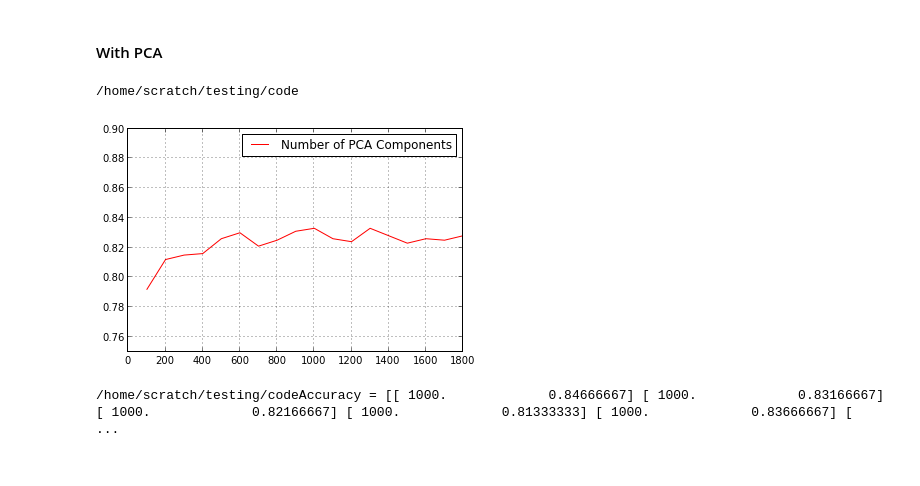
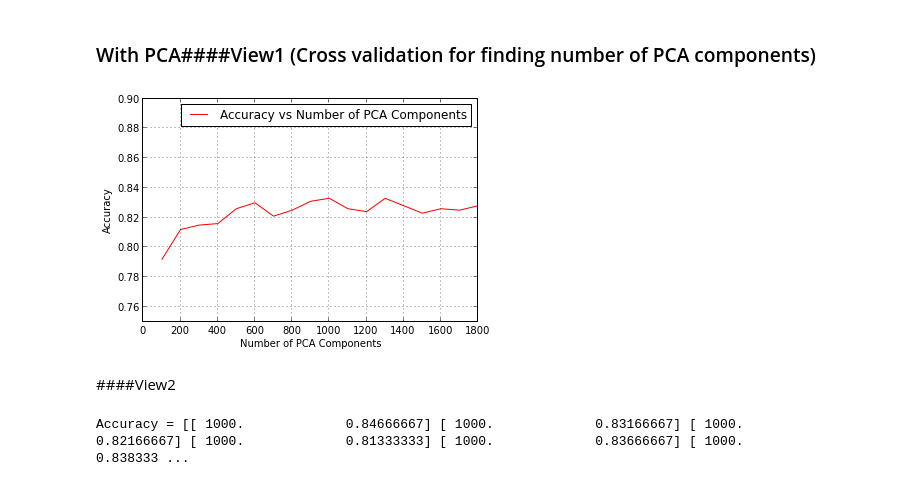
Before and after one commit to csgcmai/lqp_face, a Jupyter notebook: demo.ipynb, the cells around one changed output. Drawn from its saved outputs; the diff is of its cells as text; code cells hidden in the pictures.

```diff
--- a/demo.ipynb
+++ b/demo.ipynb
@@ -18,11 +27,12 @@
-# %% [markdown]
-#### With PCA
+# %% [markdown]
+### With PCA####View1 (Cross validation for finding number of PCA components)
 # %%
-import sys,ossys.path.insert(0,'./face-rec/code')import demo as dreload(d)odir=d.getOutputDir()v2pca=np.load(odir+'features/LTP-tolerance=5/data/view1-LTP-PCA-2000-cosine-results.npy')np.set_printoptions(suppress=True)#print 'Accuracy =', v2pca#print 'Average Accuracy o# With PCA (components = 500) and cosine Simpilarlity on View1 = %0.2f'%(v2pca[-1,1]*100)plot(v2pca[:-2,0],v2pca[:-2,1],'-r',label='Number of PCA Components')ylim(0.75,0.9)legend(loc=0)grid()
+v2pca=np.load(odir+'features/LTP-tolerance=5/data/view1-LTP-PCA-2000-cosine-results.npy')np.set_printoptions(suppress=True)#print 'Accuracy =', v2pca#print 'Average Accuracy o# With PCA (components = 500) and cosine Simpilarlity on View1 = %0.2f'%(v2pca[-1,1]*100)plot(v2pca[:-2,0],v2pca[:-2,1],'-r',label='Accuracy vs Number of PCA Components')ylim(0.75,0.9)xlabel('Number of PCA Components')ylabel('Accuracy')legend(loc=0)grid()
 # %% [output]
-/home/scratch/testing/code
-[figure, old version]
+[figure, new version]
+# %% [markdown]
+####View2
 # %%
-import sys,ossys.path.insert(0,'./face-rec/code')import demo as dreload(d)odir=d.getOutputDir()v2pca=np.load(odir+'features/LTP-tolerance=5/data/view2-LTP-PCA-1000-cosine-results.npy')np.set_printoptions(suppress=True)print 'Accuracy =', v2pcaprint 'Average Accuracy With PCA (components = 1000) and cosine Simpilarlity on View2 = %0.2f'%(mean(v2pca[:,1])*100)
+v2pca=np.load(odir+'features/LTP-tolerance=5/data/view2-LTP-PCA-1000-cosine-results.npy')np.set_printoptions(suppress=True)print 'Accuracy =', v2pcaprint 'Average Accuracy With PCA (components = 1000) and cosine Simpilarlity on View2 = %0.2f'%(mean(v2pca[:,1])*100)
 # %% [output]
-/home/scratch/testing/codeAccuracy = [[ 1000.             0.84666667] [ 1000.             0.83166667] [ 1000.             0.82166667] [ 1000.             0.81333333] [ 1000.             0.83666667] [  ...
+Accuracy = [[ 1000.             0.84666667] [ 1000.             0.83166667] [ 1000.             0.82166667] [ 1000.             0.81333333] [ 1000.             0.83666667] [ 1000.             0.838333 ...
```
Also changed, not shown: parts of 11 cells of this notebook, 2 other files.
